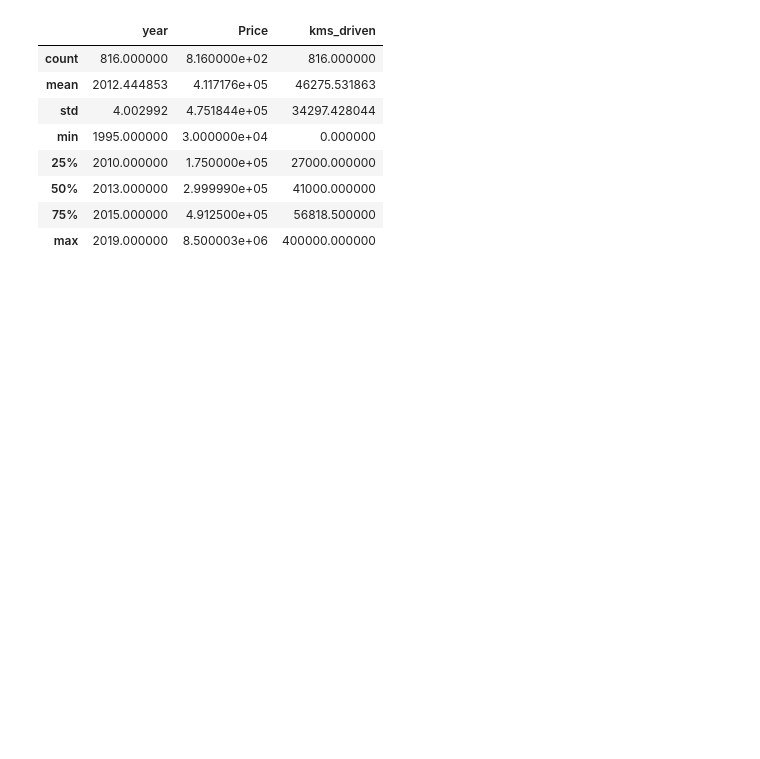
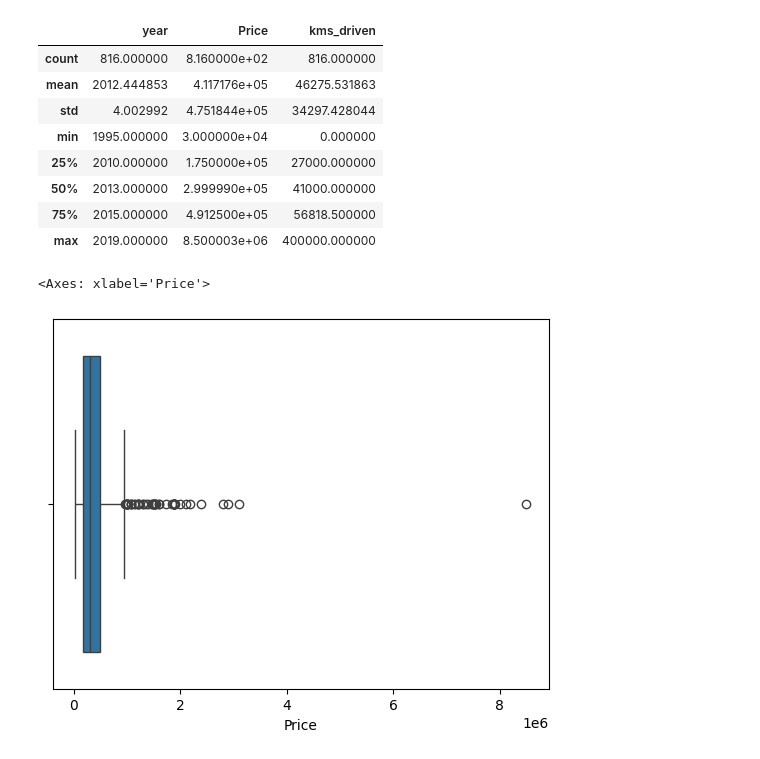
Before and after one commit to UjjwalRana12/Regression-ML, a Jupyter notebook: z2_carPrediction/carPred.ipynb, the cells around one changed output. Cells and saved outputs as stored; diff of their text form; code cells hidden in the pictures; blank space fills up the shorter version.

```diff
--- a/z2_carPrediction/carPred.ipynb
+++ b/z2_carPrediction/carPred.ipynb
@@ -329,0 +332,5 @@ data.describe()
+# %%
+sns.boxplot(x="Price",data=data)
+# %% [output]
+<Axes: xlabel='Price'>
+[figure, added]
```
Also changed, not shown: parts of 7 cells of this notebook, 3 other files.
